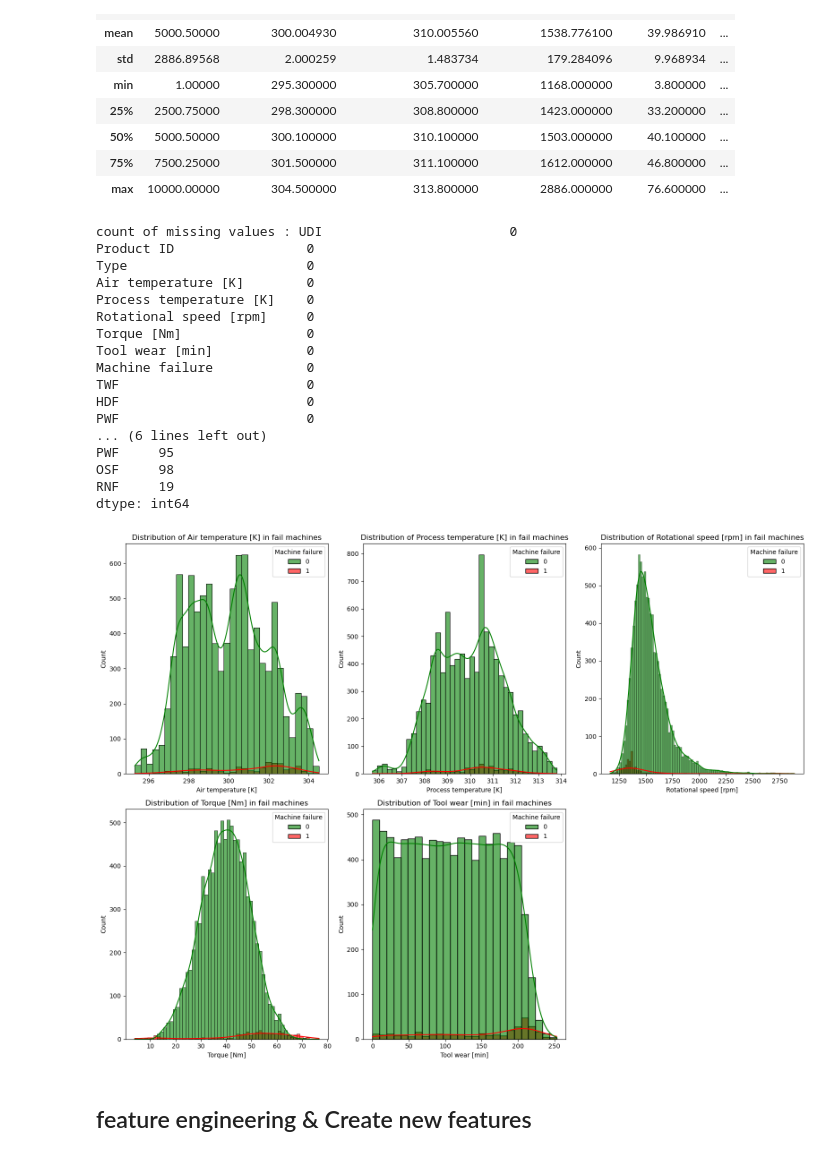
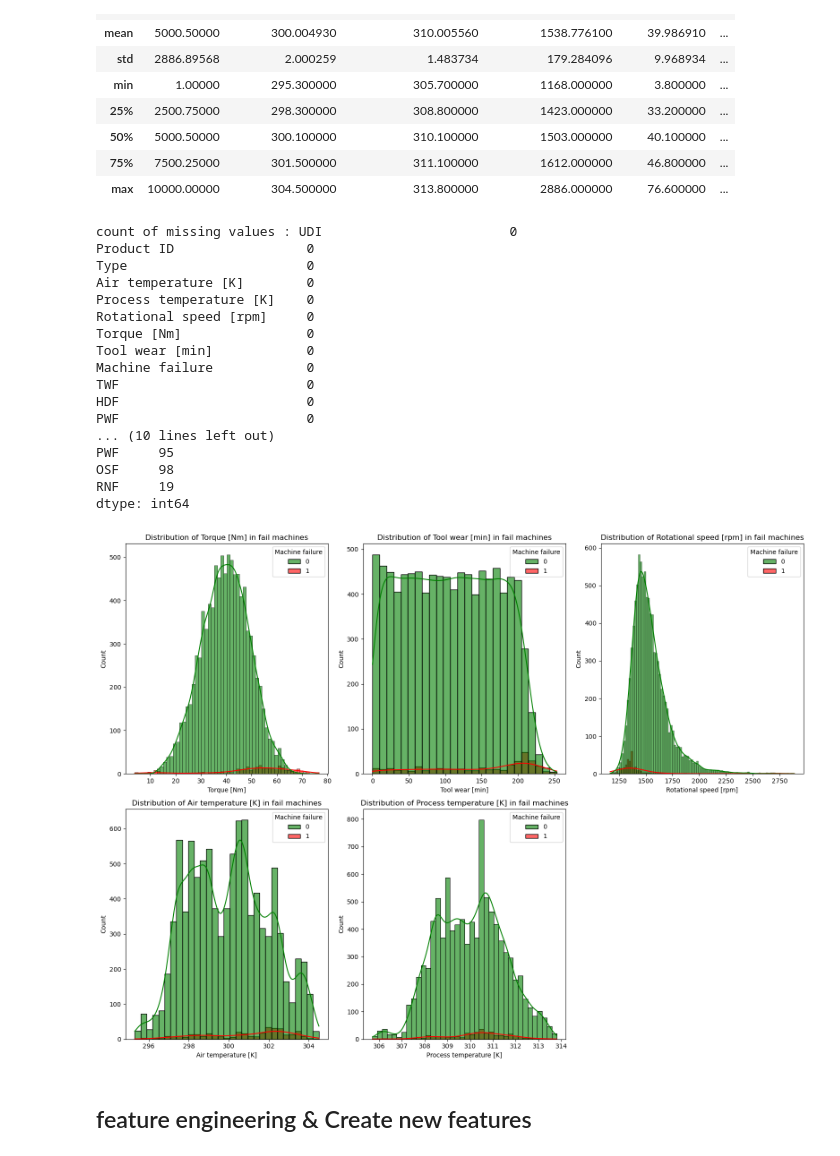
Before and after one commit to Hossein-Haghshenas/industrial-machine-fail-prediction, a Jupyter notebook: preprocessing-data.ipynb, the cells around one changed output. Saved outputs shown, nothing was run; the diff lists cells and outputs as text; code cells hidden in the pictures.

```diff
--- a/preprocessing-data.ipynb
+++ b/preprocessing-data.ipynb
@@ -71,6 +71,8 @@ print(f"count of missing values : {df.isnull().sum()}")
 
 failure_count = df['Machine failure'].value_counts(normalize=True) * 100
 
+print(failure_count)
+
 print(f"machine failures: {failure_count[1]:.2f}%")
 
 failure_types = df[['TWF', 'HDF', 'PWF', 'OSF', 'RNF']].sum()
@@ -78,11 +80,9 @@ failure_types = df[['TWF', 'HDF', 'PWF', 'OSF', 'RNF']].sum()
 print(failure_types)
 
 # filter data and pick just numeric data
-
-
 numeric_cols = df.select_dtypes(include=['float64', 'int64']).columns
 
-
+# ‍correlation matrix show the relation between features and how much they are impactful together
 corr_matrix = df[numeric_cols].corr()
 
 plt.figure(figsize=(12, 10))
@@ -100,42 +100,44 @@ plt.tight_layout()
 plt.savefig('./plots/correlation_matrix.png')
 plt.close()
 
-# Plot distribution of numerical features by machine failure
+# Plot distribution of main features by machine failure
 
-selected_features = ['Air temperature [K]', 'Process temperature [K]','Rotational speed [rpm]', 'Torque [Nm]', 'Tool wear [min]']
+selected_features = ['Torque [Nm]', 'Tool wear [min]','Rotational speed [rpm]','Air temperature [K]', 'Process temperature [K]', ]
 
 plt.figure(figsize=(16, 12))
 
 for i, feature in enumerate(selected_features, 1):
 
     plt.subplot(2, 3, i)
 
+    # hue mean groups and colors the data based on the column for example : 1 = green , 0 = red
+    # kde mean overlays a Kernel Density Estimate (KDE) plot on top of the histogram.
     sns.histplot(data=df, x=feature, hue='Machine failure', kde=True, palette=['green', 'red'], alpha=0.6)
 
     plt.title(f'Distribution of {feature} in fail machines')
 
     plt.tight_layout()
 
 plt.savefig('./plots/feature_distributions.png')
 # %% [output]
 count of missing values : UDI                        0
 Product ID                 0
 Type                       0
 Air temperature [K]        0
 Process temperature [K]    0
 Rotational speed [rpm]     0
 Torque [Nm]                0
 Tool wear [min]            0
 Machine failure            0
 TWF                        0
 HDF                        0
 PWF                        0
-... (6 lines left out)
+... (10 lines left out)
 PWF     95
 OSF     98
 RNF     19
 dtype: int64
-[figure, old version]
+[figure, new version]
 # %% [markdown]
 ## feature engineering & Create new features
 # %%
```
Also changed, not shown: parts of 1 cell of this notebook.
